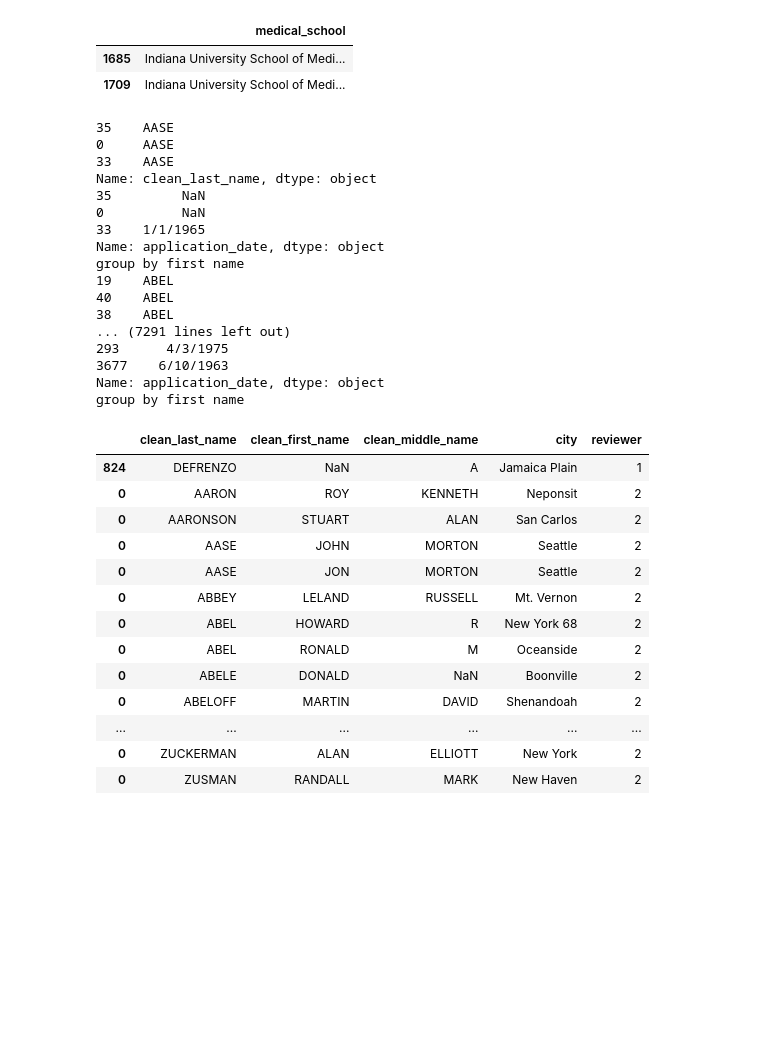
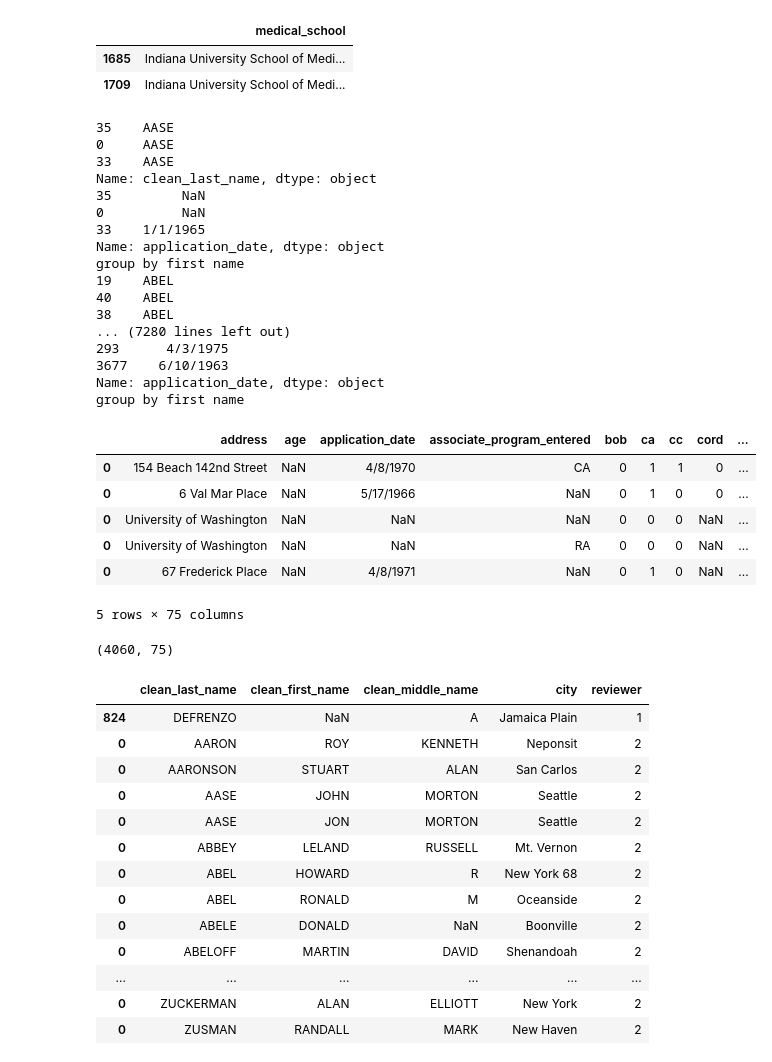
Before and after one commit to Lrraymond13/yellow_beret, a Jupyter notebook: Compile Application Card Raw Data, Dedup and Standardize.ipynb, the cells around one changed output. Saved outputs shown, nothing was run; the diff lists cells and outputs as text; code cells hidden in the pictures; blank space fills up the shorter version.

```diff
--- a/Compile Application Card Raw Data, Dedup and Standardize.ipynb
+++ b/Compile Application Card Raw Data, Dedup and Standardize.ipynb
@@ -63,8 +65,12 @@ r1.rename(columns=col_rename_dict, inplace=True)
 r2.rename(columns=col_rename_dict, inplace=True)
 r3.rename(columns=col_rename_dict, inplace=True)
 # note that in data set r2 internship is spelled intership, correcting
+r1.rename(
+    columns={'Internship Year(s)': 'internship year(s)', 'Internship Hospital 1': 'internship hospital 1'}, inplace=True)
 r2.rename(
     columns={'Intership Year(s)': 'internship year(s)', 'Intership Hospital 1': 'internship hospital 1'}, inplace=True)
+r3.rename(
+    columns={'Internship Year(s)': 'internship year(s)', 'Internship Hospital 1': 'internship hospital 1'}, inplace=True)
 # add reviewer column
 r1['reviewer'] = 1
 r2['reviewer'] = 2
@@ -488,7 +514,7 @@ group by first name
 19    ABEL
 40    ABEL
 38    ABEL
-... (7291 lines left out)
+... (7280 lines left out)
 293      4/3/1975
 3677    6/10/1963
 Name: application_date, dtype: object
@@ -497,4 +523,20 @@ group by first name
 unique_people_df = pd.concat(combined_rows)
 # %%
 unique_people_df.sort_values(by=['clean_last_name'], axis=0, inplace=True)
+# %%
+unique_people_df['uuid'] = unique_people_df.age.apply(lambda x: uuid.uuid4())
+# %%
+unique_people_df.head()
+# %% [output]
+|  | address | age | application_date | associate_program_entered | bob | ca | cc | cord | ... |
+| 0 | 154 Beach 142nd Street | NaN | 4/8/1970 | CA | 0 | 1 | 1 | 0 | ... |
+| 0 | 6 Val Mar Place | NaN | 5/17/1966 | NaN | 0 | 1 | 0 | 0 | ... |
+| 0 | University of Washington | NaN | NaN | NaN | 0 | 0 | 0 | NaN | ... |
+| 0 | University of Washington | NaN | NaN | RA | 0 | 0 | 0 | NaN | ... |
+| 0 | 67 Frederick Place | NaN | 4/8/1971 | NaN | 0 | 1 | 0 | NaN | ... |
+5 rows × 75 columns
+# %%
+unique_people_df.dropna(subset=['clean_first_name', 'clean_last_name'], how='all', axis=0).shape
+# %% [output]
+(4060, 75)
 # %%
```
Also changed, not shown: parts of 10 cells of this notebook.
